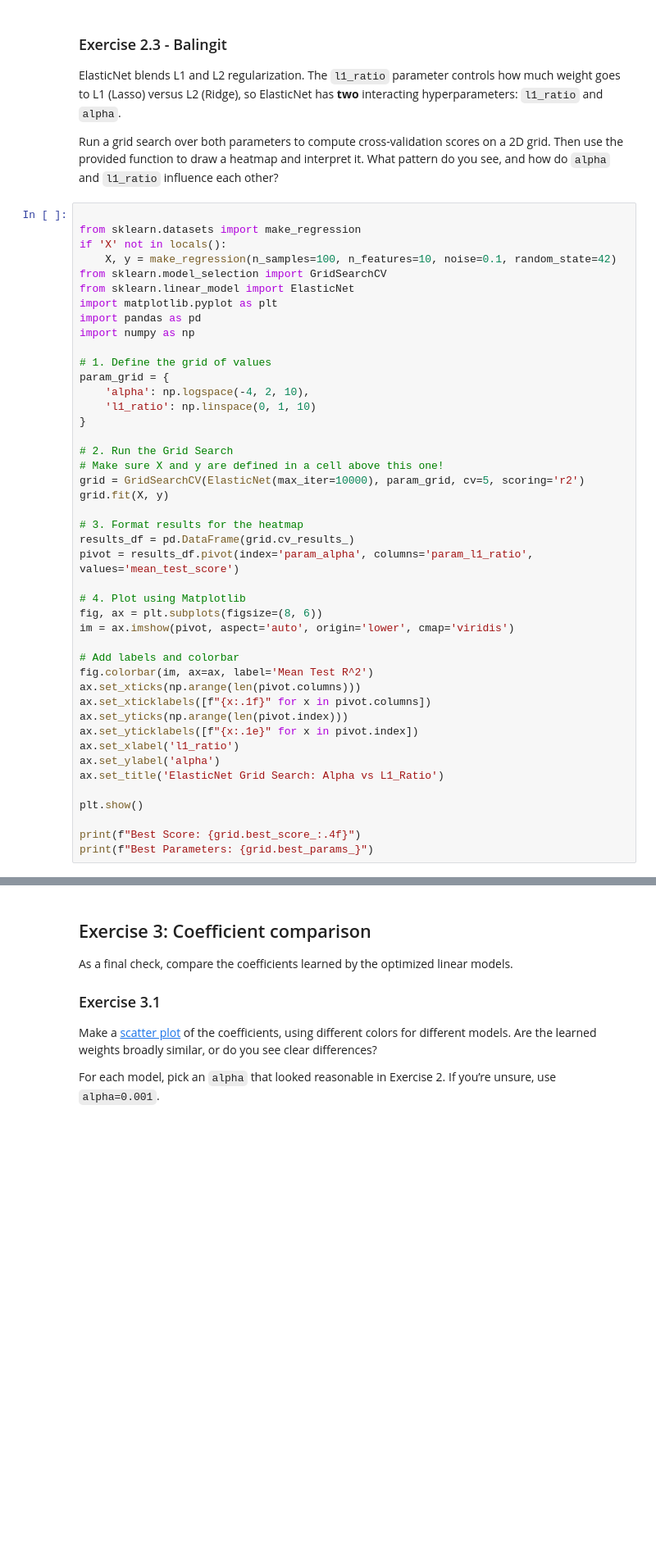
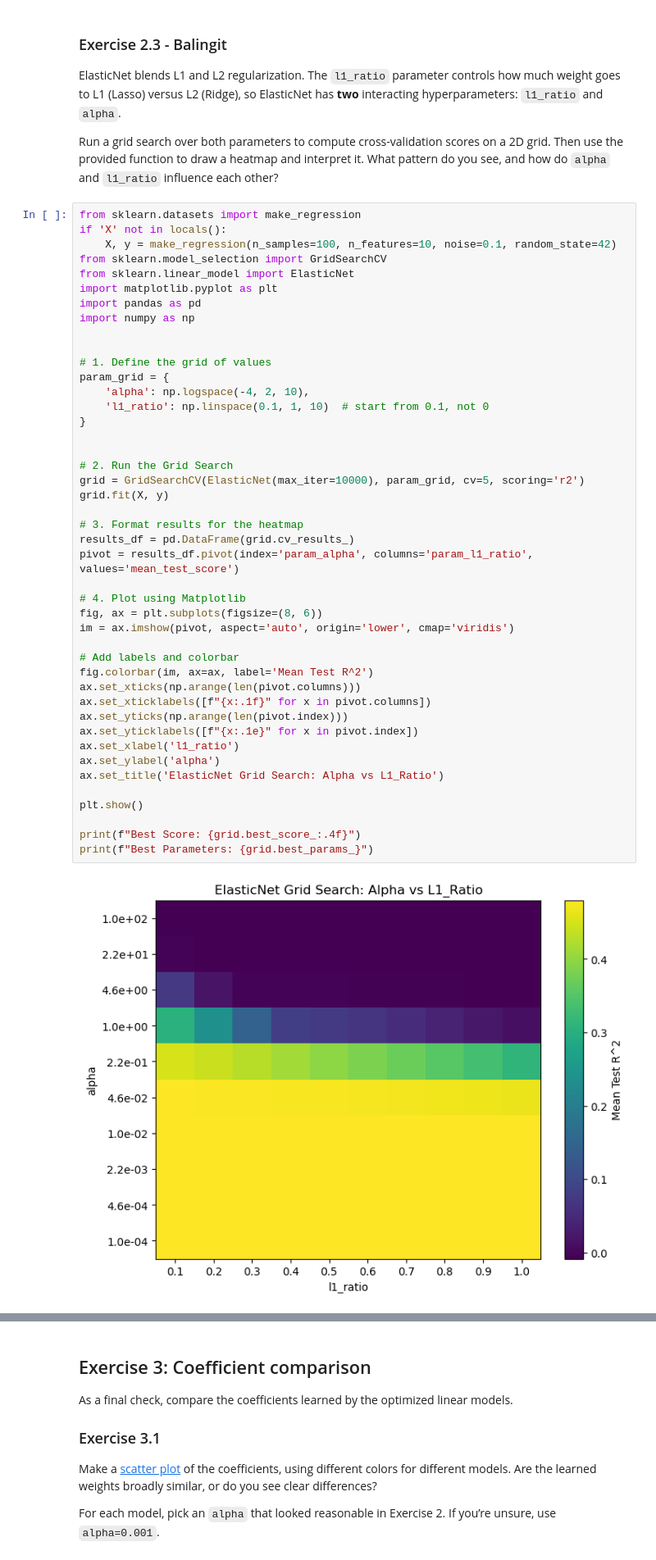
Before and after one commit to Shrxmy/25263CSDMachineLearning, a Jupyter notebook: [3] Group 8 - Module 2 - Linear Regression Lab Work (Summative)/Regression_Model_Summative.ipynb, the cells around one changed output, grey strips where cells are left out. Shown at 82% size. Saved outputs shown, nothing was run; the diff lists cells and outputs as text; blank space fills up the shorter version.

```diff
--- a/[3] Group 8 - Module 2 - Linear Regression Lab Work (Summative)/Regression_Model_Summative.ipynb
+++ b/[3] Group 8 - Module 2 - Linear Regression Lab Work (Summative)/Regression_Model_Summative.ipynb
@@ -272,7 +272,6 @@ ElasticNet blends L1 and L2 regularization. The `l1_ratio` parameter controls ho
 
 Run a grid search over both parameters to compute cross-validation scores on a 2D grid. Then use the provided function to draw a heatmap and interpret it. What pattern do you see, and how do `alpha` and `l1_ratio` influence each other?
 # %%
-
 from sklearn.datasets import make_regression
 if 'X' not in locals():
     X, y = make_regression(n_samples=100, n_features=10, noise=0.1, random_state=42)
@@ -282,37 +281,39 @@ import matplotlib.pyplot as plt
 import pandas as pd
 import numpy as np
 
+
 # 1. Define the grid of values
 param_grid = {
     'alpha': np.logspace(-4, 2, 10),
-    'l1_ratio': np.linspace(0, 1, 10)
+    'l1_ratio': np.linspace(0.1, 1, 10)  # start from 0.1, not 0
 }
 
+
 # 2. Run the Grid Search
-# Make sure X and y are defined in a cell above this one!
 grid = GridSearchCV(ElasticNet(max_iter=10000), param_grid, cv=5, scoring='r2')
 grid.fit(X, y)
 
 # 3. Format results for the heatmap
 results_df = pd.DataFrame(grid.cv_results_)
 pivot = results_df.pivot(index='param_alpha', columns='param_l1_ratio', values='mean_test_score')
 
 # 4. Plot using Matplotlib
 fig, ax = plt.subplots(figsize=(8, 6))
 im = ax.imshow(pivot, aspect='auto', origin='lower', cmap='viridis')
 
 # Add labels and colorbar
 fig.colorbar(im, ax=ax, label='Mean Test R^2')
 ax.set_xticks(np.arange(len(pivot.columns)))
 ax.set_xticklabels([f"{x:.1f}" for x in pivot.columns])
 ax.set_yticks(np.arange(len(pivot.index)))
 ax.set_yticklabels([f"{x:.1e}" for x in pivot.index])
 ax.set_xlabel('l1_ratio')
 ax.set_ylabel('alpha')
 ax.set_title('ElasticNet Grid Search: Alpha vs L1_Ratio')
 
 plt.show()
 
 print(f"Best Score: {grid.best_score_:.4f}")
 print(f"Best Parameters: {grid.best_params_}")
 # %% [output]
+[figure, new version]
```
Also changed, not shown: parts of 1 cell of this notebook.
